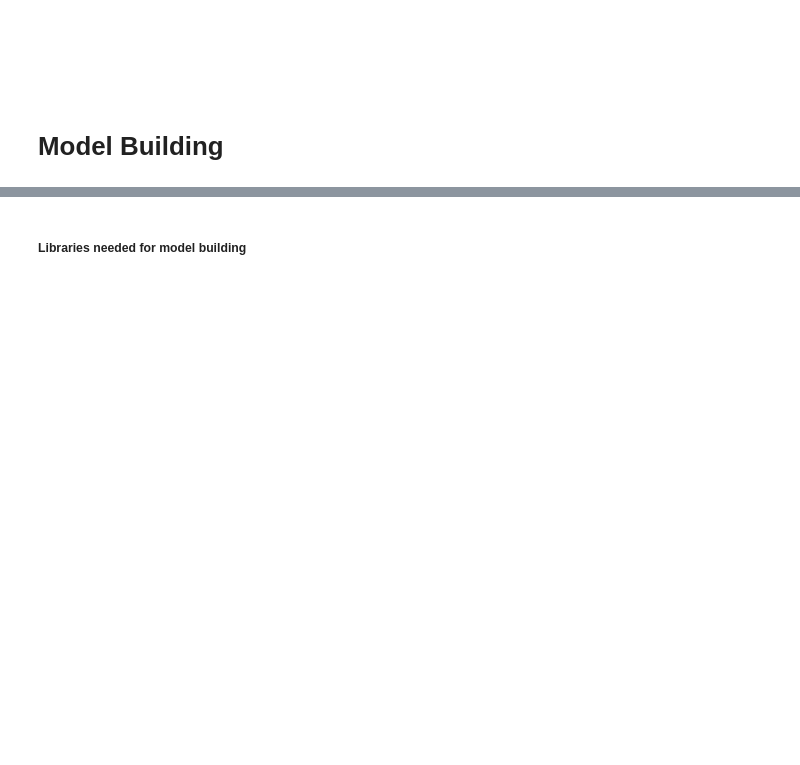
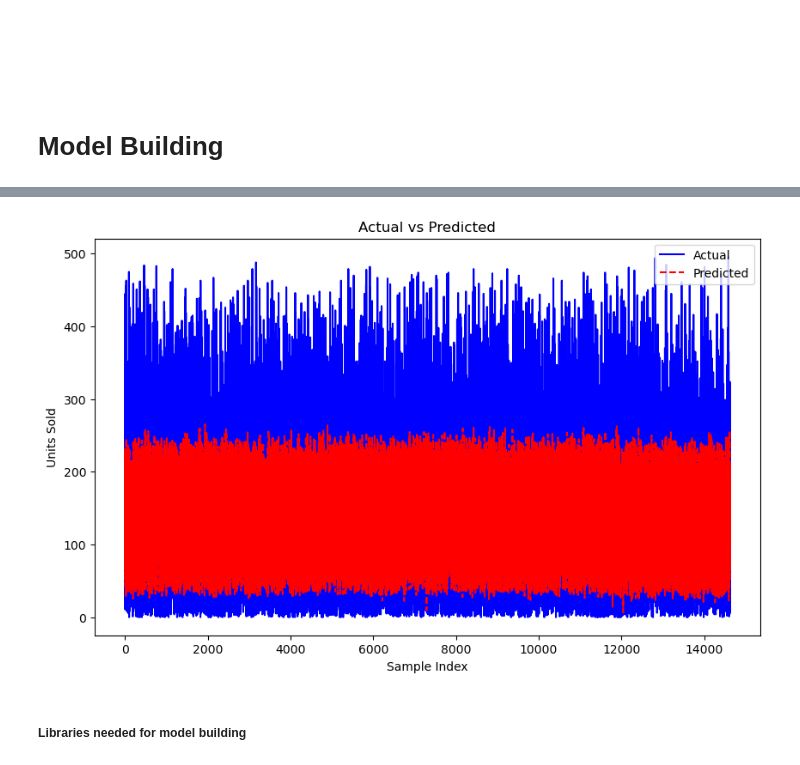
Before and after one commit to AugustNg/FYP, a Jupyter notebook: XGBoost.ipynb, the cells around one changed output, grey strips where cells are left out. Saved outputs shown, nothing was run; the diff lists cells and outputs as text; code cells hidden in the pictures; blank space fills up the shorter version.

```diff
--- a/XGBoost.ipynb
+++ b/XGBoost.ipynb
@@ -165,3 +165,81 @@ Skewness: 0.9053326253493985
 #
 # %% [markdown]
 # Model Building
+# %%
+import pandas as pd
+import numpy as np
+import xgboost as xgb
+from sklearn.model_selection import train_test_split
+from sklearn.preprocessing import StandardScaler, OneHotEncoder
+from sklearn.compose import ColumnTransformer
+from sklearn.metrics import mean_squared_error, mean_absolute_error, r2_score
+import matplotlib.pyplot as plt
+
+# Load the dataset
+df = pd.read_csv('retail_store_inventory.csv')
+
+# Preprocessing: Convert Date column to datetime
+df['Date'] = pd.to_datetime(df['Date'])
+df['Day'] = df['Date'].dt.day
+df['Month'] = df['Date'].dt.month
+df['Year'] = df['Date'].dt.year
+df['DayOfWeek'] = df['Date'].dt.dayofweek
+
+# Define features (X) and target (y)
+X = df.drop(['Units Sold', 'Demand Forecast', 'Date'], axis=1)
+y = df['Units Sold']
+
+# Split the data into training and testing sets
+X_train, X_test, y_train, y_test = train_test_split(X, y, test_size=0.2, shuffle=False)
+
+# Define the numerical and categorical features
+categorical_features = [
+    'Store ID', 'Product ID', 'Category', 'Region', 'Weather Condition', 'Holiday/Promotion', 'Seasonality'
+]
+
+numerical_features = [
+    'Inventory Level', 'Units Ordered', 'Price', 'Discount', 'Competitor Pricing',
+    'Day', 'Month', 'Year', 'DayOfWeek'
+]
+
+# Preprocessing
+preprocessor = ColumnTransformer(
+    transformers=[
+        ('num', StandardScaler(), numerical_features),
+        ('cat', OneHotEncoder(handle_unknown='ignore'), categorical_features)
+    ]
+)
+
+# Apply transformations to the train and test datasets
+X_train_preprocessed = preprocessor.fit_transform(X_train)
+X_test_preprocessed = preprocessor.transform(X_test)
+
+# Train the XGBoost model
+model = xgb.XGBRegressor(objective='reg:squarederror', colsample_bytree=0.3, learning_rate=0.1,
+                         max_depth=5, alpha=10, n_estimators=100)
+
+model.fit(X_train_preprocessed, y_train)
+
+# Make predictions on the test set
+y_pred = model.predict(X_test_preprocessed)
+
+# Evaluate the model using RMSE, MAE, and R2 Score
+rmse = np.sqrt(mean_squared_error(y_test, y_pred))
+mae = mean_absolute_error(y_test, y_pred)
+r2 = r2_score(y_test, y_pred)
+
+# Print Evaluation Metrics
+print(f'RMSE: {rmse}')
+print(f'MAE: {mae}')
+print(f'R2 Score: {r2}')
+
+# Plot Actual vs Predicted values
+plt.figure(figsize=(10,6))
+plt.plot(y_test.values, label="Actual", color='blue')
+plt.plot(y_pred, label="Predicted", linestyle='dashed', color='red')
+plt.xlabel('Sample Index')
+plt.ylabel('Units Sold')
+plt.title('Actual vs Predicted')
+plt.legend()
+plt.show()
+# %% [output]
@@ -168,2 +249,3 @@ Skewness: 0.9053326253493985
+[figure, added]
 # %% [markdown]
 ##### Libraries needed for model building
```
Also changed, not shown: parts of 22 cells of this notebook, 22 other files.
